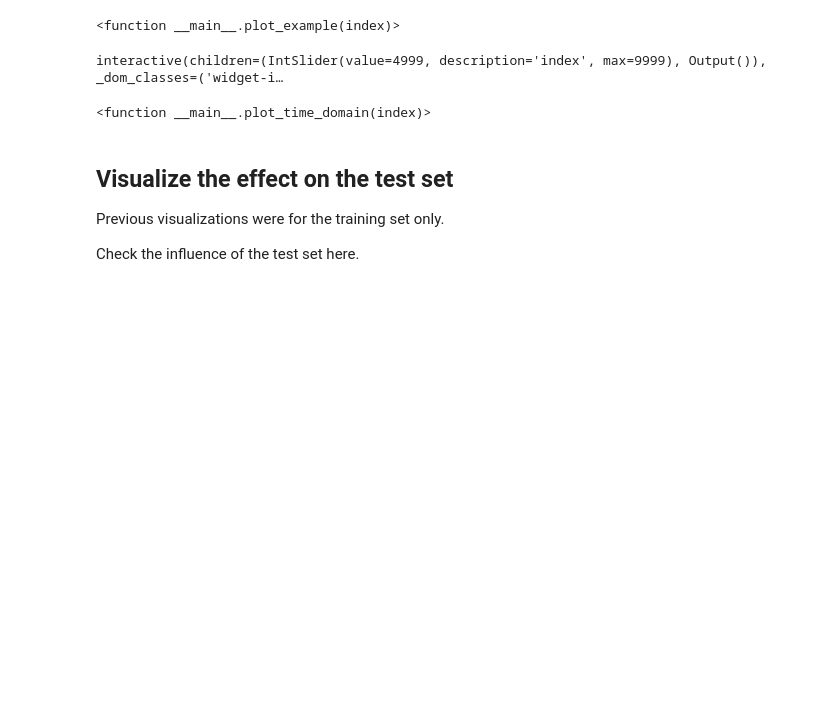
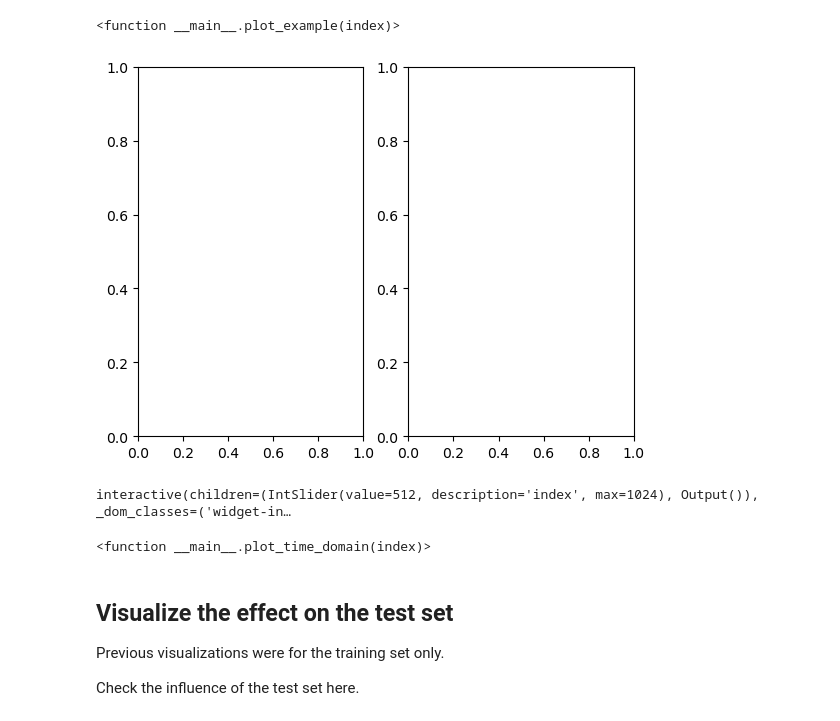
Before and after one commit to alexmundt/waveform-stft-denoise, a Jupyter notebook: Model Training - Phasebased.ipynb, the cells around one changed output. Cells and saved outputs as stored; diff of their text form; code cells hidden in the pictures; blank space fills up the shorter version.

Commit message:
Fixing problems with shuffled dataset in showing results

```diff
--- a/Model Training - Phasebased.ipynb
+++ b/Model Training - Phasebased.ipynb
@@ -292,3 +279,18 @@ predictions = model.predict(train_example_data)
+# %%
+# help(train_example_data)
+train_example_data_list = []
+# Get the tensors from the dataset
+iterator = train_example_data.as_numpy_iterator()
+# Iterate over the tensors in the dataset
+for tensor in iterator:
+    train_example_data_list.append(tensor)
+# %%
+train_example_data_tensor = tf.constant(train_example_data_list)
+# %%
+pure_train_examples = train_example_data_tensor[:,1,:,:,:]
+noisy_train_examples = train_example_data_tensor[:,0,:,:,:]
+# %%
+predictions = model.predict(noisy_train_examples)
 # %%
 def plot_amp_example(index):
 
@@ -416,9 +418,10 @@ def plot_time_domain( index):
     ax2.plot(t, signal_pure, alpha=0.5, color="red")
     plt.show()
 # %%
-interact(plot_time_domain, index = (0,9999,1))
+interact(plot_time_domain, index = (0,1024,1))
 # %% [output]
+[figure, added]
-interactive(children=(IntSlider(value=4999, description='index', max=9999), Output()), _dom_classes=('widget-i…
+interactive(children=(IntSlider(value=512, description='index', max=1024), Output()), _dom_classes=('widget-in…
 <function __main__.plot_time_domain(index)>
 # %% [markdown]
 ## Visualize the effect on the test set
```
Also changed, not shown: parts of 15 cells of this notebook.
